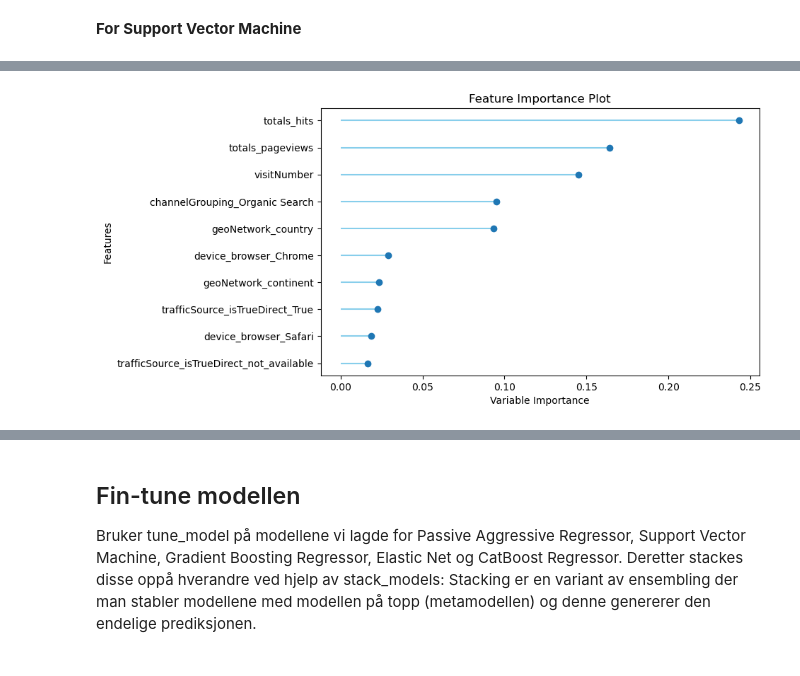
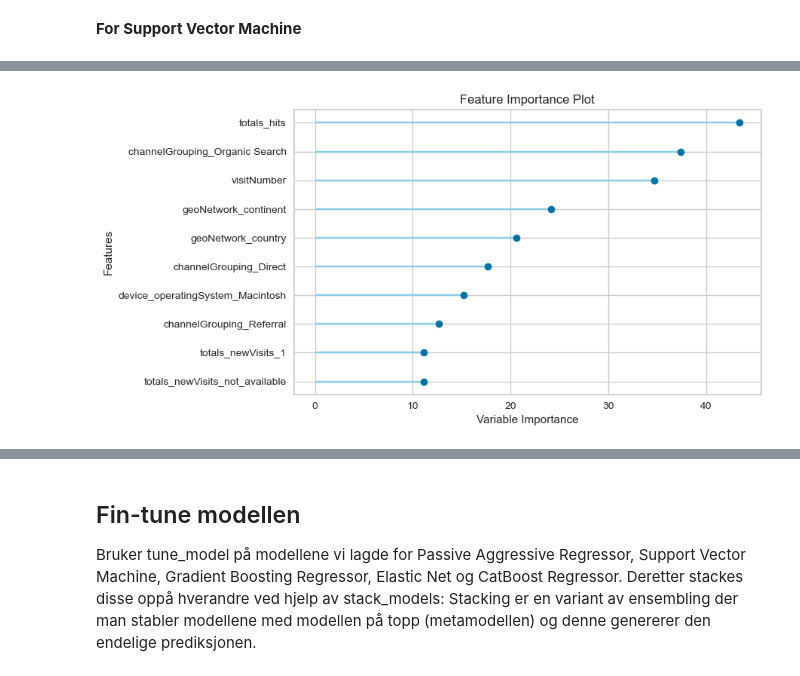
Before and after one commit to h577870/DAT158_ML2, a Jupyter notebook: Customer-revenue-prediction.ipynb, the cells around one changed output, grey strips where cells are left out. Drawn from its saved outputs; the diff is of its cells as text; code cells hidden in the pictures.

Commit message:
Oppdatert notebook og modell

```diff
--- a/Customer-revenue-prediction.ipynb
+++ b/Customer-revenue-prediction.ipynb
@@ -453,0 +445,2 @@ create_gbr = create_model('gbr')
+# %%
+create_bridge = create_model('br')
@@ -454,4 +461,4 @@ create_gbr = create_model('gbr')
 # %%
-plot_model(create_gbr, plot='feature')
+plot_model(create_bridge, plot='feature')
 # %% [output]
-[figure, old version]
+[figure, new version]
```
Also changed, not shown: parts of 32 cells of this notebook, 1 other file.
